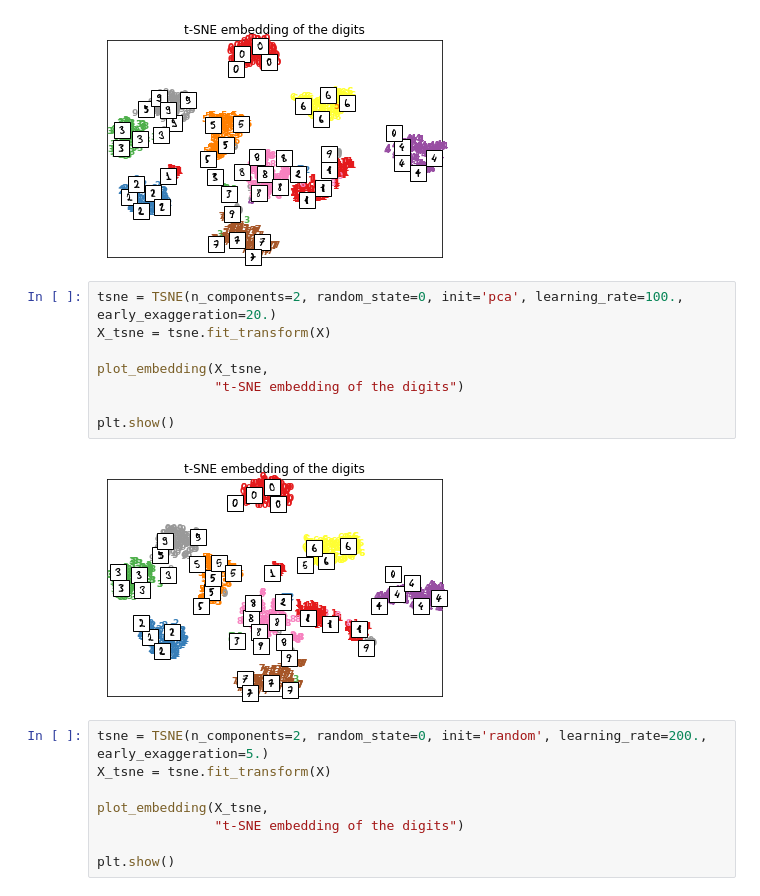
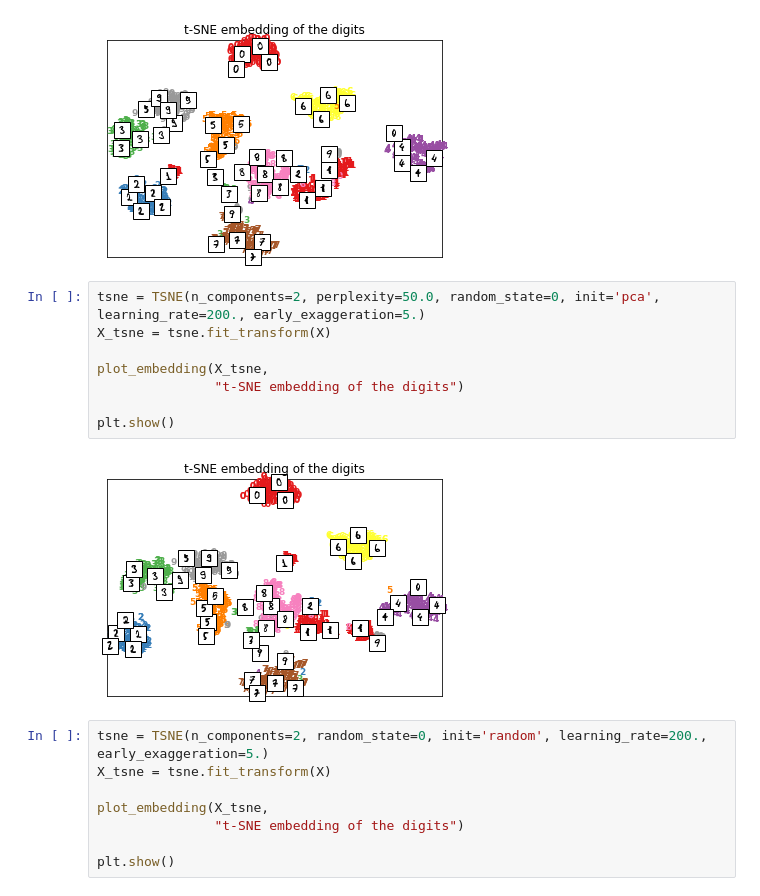
Before and after one commit to benjamin791023/2nd-ML100Days, a Jupyter notebook: ML100/Day_061_HW.ipynb, the cells around one changed output. Saved outputs shown, nothing was run; the diff lists cells and outputs as text.

```diff
--- a/ML100/Day_061_HW.ipynb
+++ b/ML100/Day_061_HW.ipynb
@@ -60,15 +58,15 @@ plt.show()
 Computing t-SNE embedding
 [figure]
 # %%
-tsne = TSNE(n_components=2, random_state=0, init='pca', learning_rate=100., early_exaggeration=20.)
+tsne = TSNE(n_components=2, perplexity=50.0, random_state=0, init='pca', learning_rate=200., early_exaggeration=5.)
 X_tsne = tsne.fit_transform(X)
 
 plot_embedding(X_tsne,
                "t-SNE embedding of the digits")
 
 plt.show()
 # %% [output]
-[figure, old version]
+[figure, new version]
 # %%
 tsne = TSNE(n_components=2, random_state=0, init='random', learning_rate=200., early_exaggeration=5.)
 X_tsne = tsne.fit_transform(X)
```
Also changed, not shown: parts of 2 cells of this notebook, 2 other files.
